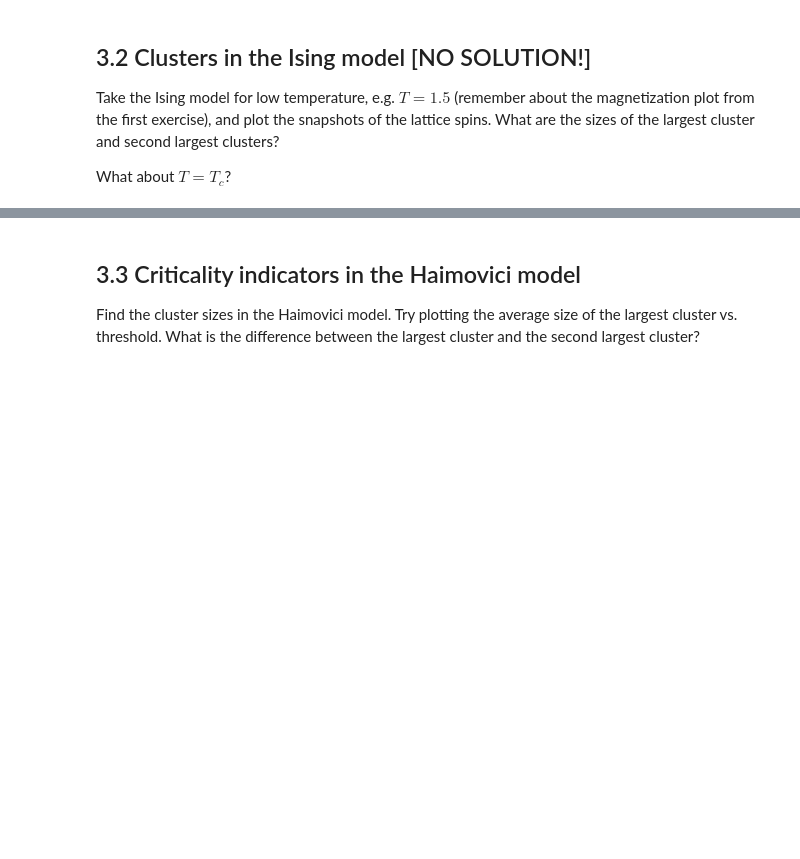
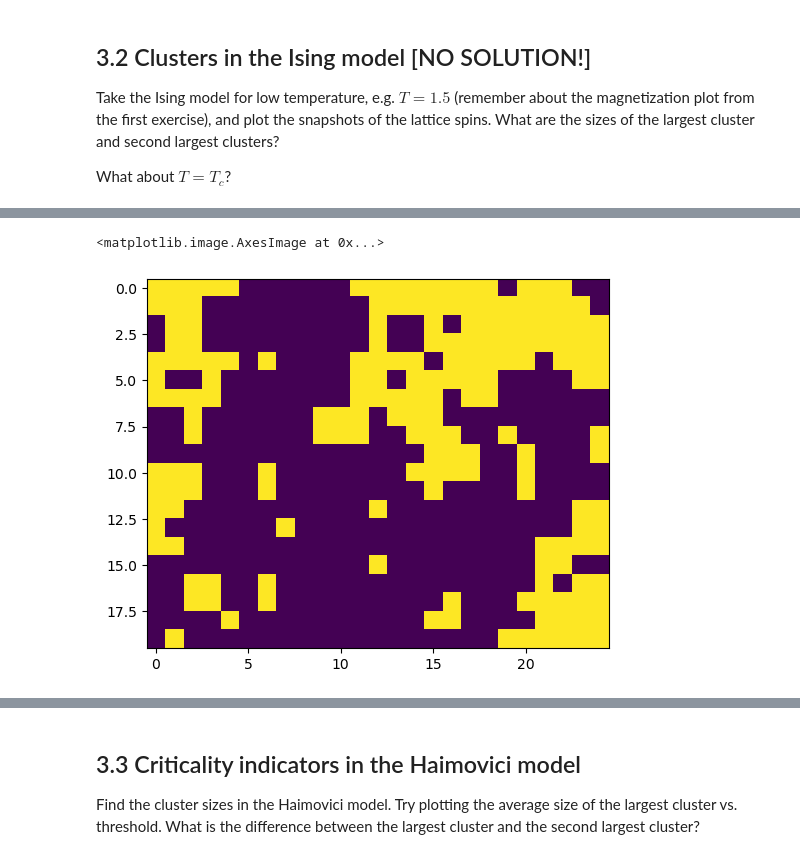
Before and after one commit to Mark-Kac-Center/cna2023-critical-brain, a Jupyter notebook: exercises_solution.ipynb, the cells around one changed output, grey strips where cells are left out. Drawn from its saved outputs; the diff is of its cells as text; code cells hidden in the pictures; blank space fills up the shorter version.

```diff
--- a/exercises_solution.ipynb
+++ b/exercises_solution.ipynb
@@ -489,0 +494,39 @@ fig.tight_layout()
+# %%
+def snapshot_clusters(snapshot: np.ndarray, network: nx.Graph, cluster_val = 1) -> np.ndarray:
+    '''
+    find clusters masks for a snapshot
+    '''
+    snapshot_shape = snapshot.shape
+    state = snapshot.flatten()
+
+    ising_adj = nx.adjacency_matrix(network).toarray()
+
+    mask = 1.0 * (state == cluster_val)
+    mask_mat = np.outer(mask.T, mask)
+    ising_adj = ising_adj * mask_mat
+
+    g = nx.from_numpy_array(ising_adj) # connected graph
+    clusters = list(nx.connected_components(g))
+
+    clusters = np.array(sorted(clusters, key=len, reverse=True))
+    clusters = clusters[list(map(lambda x: len(x)>1,clusters))]
+
+    clusters_masks = []
+    for cl in clusters:
+        cl_mask = False*np.ones_like(state)
+        cl_mask[list(cl)] = True
+        cl_mask = cl_mask.reshape(*snapshot_shape)
+        clusters_masks.append(cl_mask)
+
+    clusters_masks = np.array(clusters_masks,dtype=bool)
+
+    return clusters_masks
+# %%
+clusters_masks = snapshot_clusters(snapshot = snapshot, network = network,cluster_val = -1)
+# %%
+snapshot[clusters_masks[0]] = 2
+# %%
+plt.imshow(snapshot)
+# %% [output]
+<matplotlib.image.AxesImage at 0x...>
+[figure, added]
```
Also changed, not shown: parts of 8 cells of this notebook, 3 other files.
